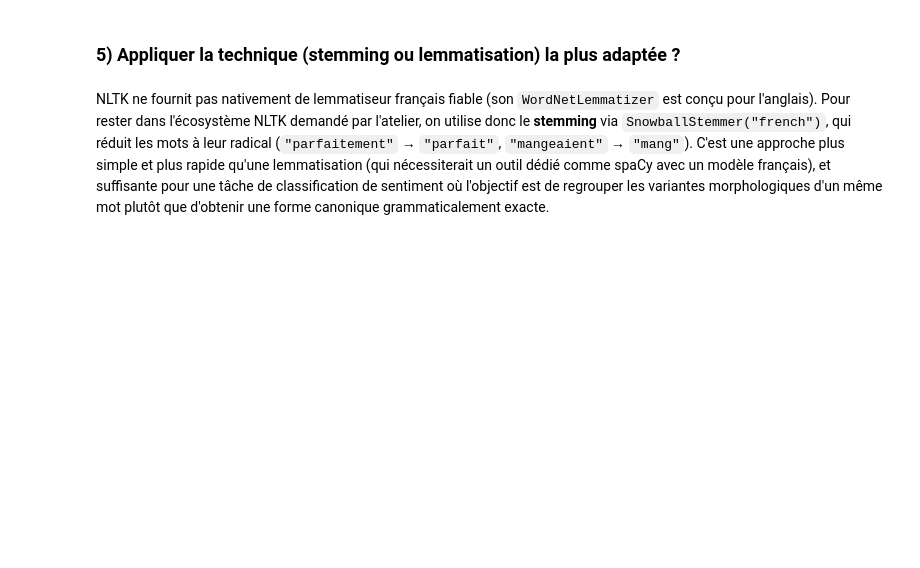
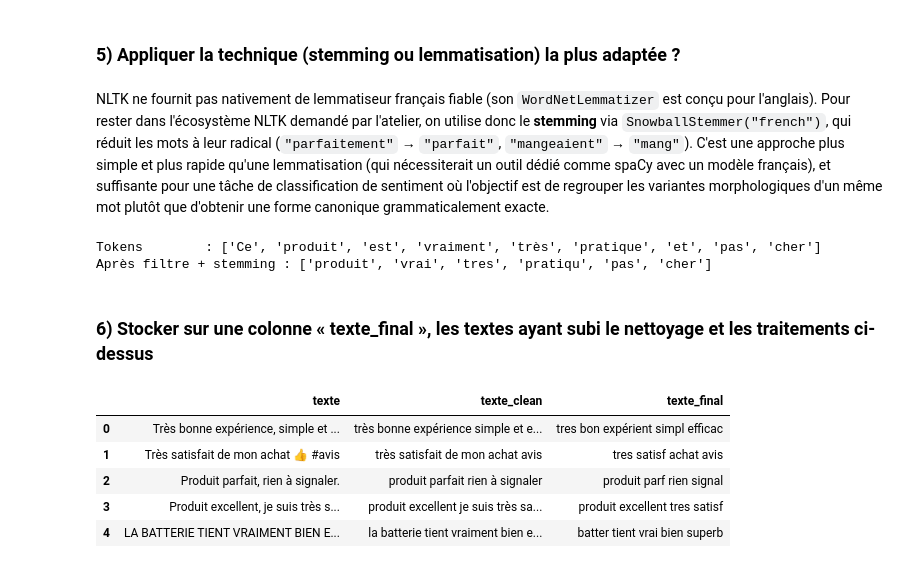
Before and after one commit to dinho325/atelier_prepa_donnees_textuelles, a Jupyter notebook: notebooks/atelier_prepa_donnees_textuelles.ipynb, the cells around one changed output. Cells and saved outputs as stored; diff of their text form; code cells hidden in the pictures; blank space fills up the shorter version.

Commit message:
6) Stocker sur une colonne « texte_final », les textes ayant subi le nettoyage et les traitements

```diff
--- a/notebooks/atelier_prepa_donnees_textuelles.ipynb
+++ b/notebooks/atelier_prepa_donnees_textuelles.ipynb
@@ -562,3 +562,32 @@ plus rapide qu'une lemmatisation (qui nécessiterait un outil dédié comme spaC
 français), et suffisante pour une tâche de classification de sentiment où l'objectif est de
 regrouper les variantes morphologiques d'un même mot plutôt que d'obtenir une forme canonique
 grammaticalement exacte.
+# %%
+from nltk.stem.snowball import SnowballStemmer
+
+stemmer = SnowballStemmer("french")
+
+def normaliser_tokens(tokens):
+    return [stemmer.stem(tok) for tok in tokens if tok.lower() not in stopwords_fr_final and tok.isalpha()]
+
+exemple_tokens = word_tokenize("Ce produit est vraiment très pratique et pas cher", language="french")
+print("Tokens        :", exemple_tokens)
+print("Après filtre + stemming :", normaliser_tokens(exemple_tokens))
+# %% [output]
+Tokens        : ['Ce', 'produit', 'est', 'vraiment', 'très', 'pratique', 'et', 'pas', 'cher']
+Après filtre + stemming : ['produit', 'vrai', 'tres', 'pratiqu', 'pas', 'cher']
+# %% [markdown]
+### 6) Stocker sur une colonne « texte_final », les textes ayant subi le nettoyage et les traitements ci-dessus
+# %%
+df["tokens_final"] = df["texte_clean"].apply(
+    lambda t: normaliser_tokens(word_tokenize(t, language="french"))
+)
+df["texte_final"] = df["tokens_final"].apply(lambda toks: " ".join(toks))
+df[["texte", "texte_clean", "texte_final"]].head()
+# %% [output]
+|  | texte | texte_clean | texte_final |
+| 0 | Très bonne expérience, simple et ... | très bonne expérience simple et e... | tres bon expérient simpl efficac |
+| 1 | Très satisfait de mon achat 👍 #avis | très satisfait de mon achat avis | tres satisf achat avis |
+| 2 | Produit parfait, rien à signaler. | produit parfait rien à signaler | produit parf rien signal |
+| 3 | Produit excellent, je suis très s... | produit excellent je suis très sa... | produit excellent tres satisf |
+| 4 | LA BATTERIE TIENT VRAIMENT BIEN E... | la batterie tient vraiment bien e... | batter tient vrai bien superb |
```
